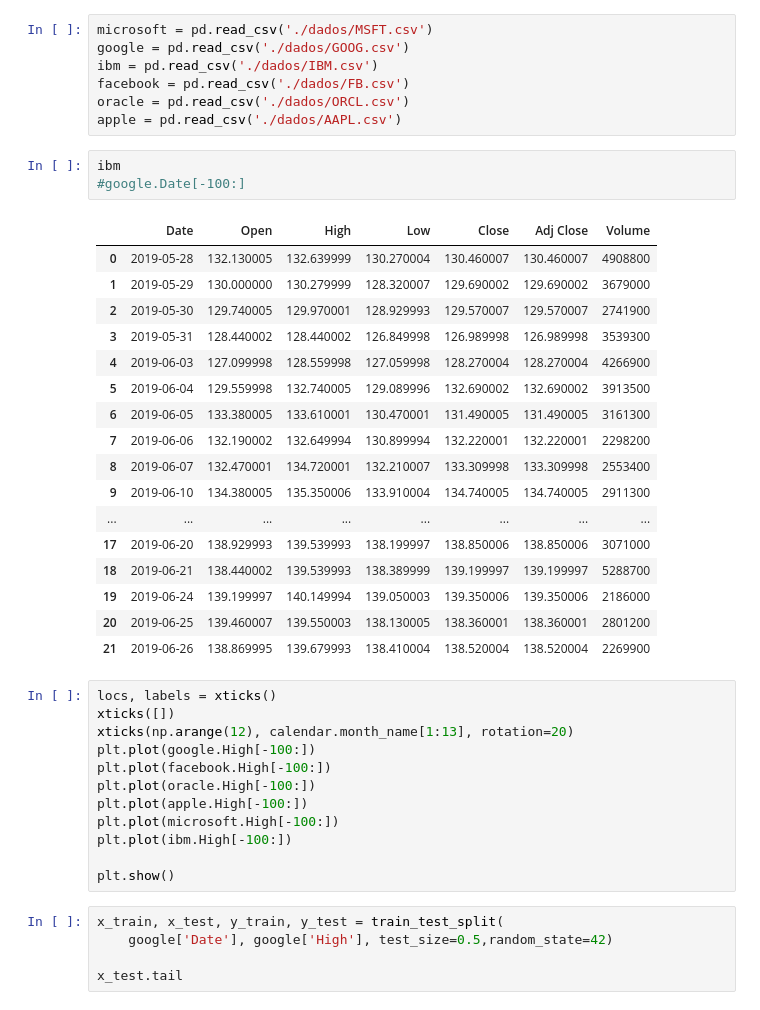
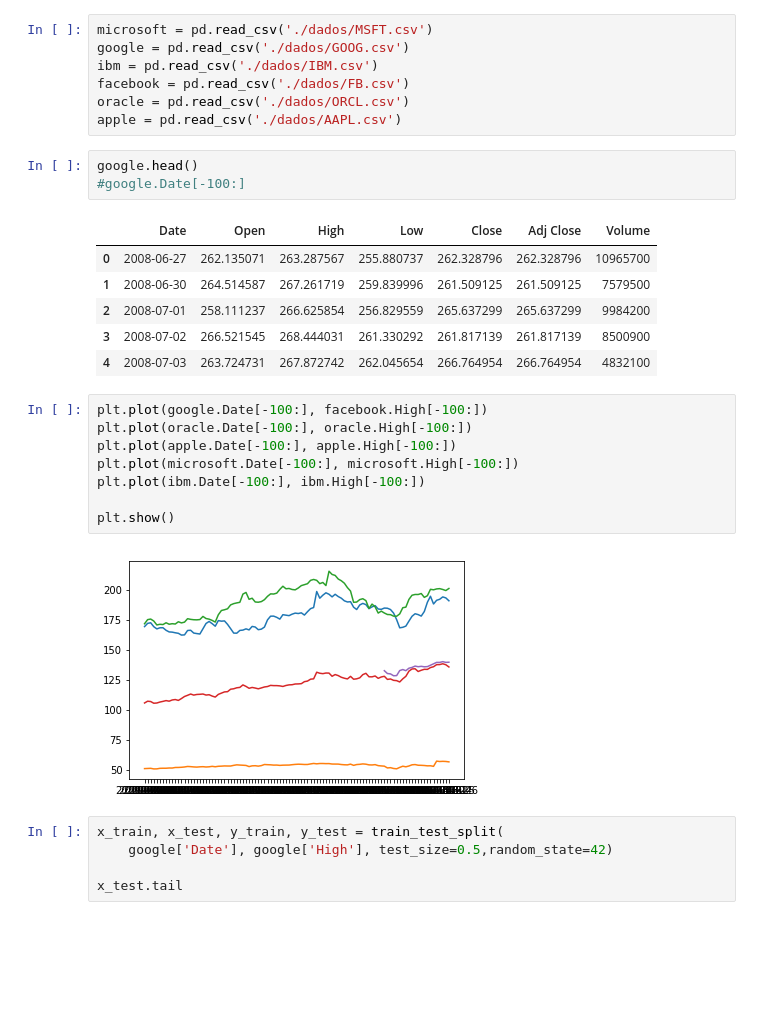
Before and after one commit to jimitogni/ia006, a Jupyter notebook: pf/ga_predict.ipynb, the cells around one changed output. Cells and saved outputs as stored; diff of their text form; blank space fills up the shorter version.

```diff
--- a/pf/ga_predict.ipynb
+++ b/pf/ga_predict.ipynb
@@ -26,38 +26,25 @@ facebook = pd.read_csv('./dados/FB.csv')
 oracle = pd.read_csv('./dados/ORCL.csv')
 apple = pd.read_csv('./dados/AAPL.csv')
 # %%
-ibm
+google.head()
 #google.Date[-100:]
 # %% [output]
 |  | Date | Open | High | Low | Close | Adj Close | Volume |
-| 0 | 2019-05-28 | 132.130005 | 132.639999 | 130.270004 | 130.460007 | 130.460007 | 4908800 |
-| 1 | 2019-05-29 | 130.000000 | 130.279999 | 128.320007 | 129.690002 | 129.690002 | 3679000 |
-| 2 | 2019-05-30 | 129.740005 | 129.970001 | 128.929993 | 129.570007 | 129.570007 | 2741900 |
-| 3 | 2019-05-31 | 128.440002 | 128.440002 | 126.849998 | 126.989998 | 126.989998 | 3539300 |
-| 4 | 2019-06-03 | 127.099998 | 128.559998 | 127.059998 | 128.270004 | 128.270004 | 4266900 |
-| 5 | 2019-06-04 | 129.559998 | 132.740005 | 129.089996 | 132.690002 | 132.690002 | 3913500 |
-| 6 | 2019-06-05 | 133.380005 | 133.610001 | 130.470001 | 131.490005 | 131.490005 | 3161300 |
-| 7 | 2019-06-06 | 132.190002 | 132.649994 | 130.899994 | 132.220001 | 132.220001 | 2298200 |
-| 8 | 2019-06-07 | 132.470001 | 134.720001 | 132.210007 | 133.309998 | 133.309998 | 2553400 |
-| 9 | 2019-06-10 | 134.380005 | 135.350006 | 133.910004 | 134.740005 | 134.740005 | 2911300 |
-| ... | ... | ... | ... | ... | ... | ... | ... |
-| 17 | 2019-06-20 | 138.929993 | 139.539993 | 138.199997 | 138.850006 | 138.850006 | 3071000 |
-| 18 | 2019-06-21 | 138.440002 | 139.539993 | 138.389999 | 139.199997 | 139.199997 | 5288700 |
-| 19 | 2019-06-24 | 139.199997 | 140.149994 | 139.050003 | 139.350006 | 139.350006 | 2186000 |
-| 20 | 2019-06-25 | 139.460007 | 139.550003 | 138.130005 | 138.360001 | 138.360001 | 2801200 |
-| 21 | 2019-06-26 | 138.869995 | 139.679993 | 138.410004 | 138.520004 | 138.520004 | 2269900 |
+| 0 | 2008-06-27 | 262.135071 | 263.287567 | 255.880737 | 262.328796 | 262.328796 | 10965700 |
+| 1 | 2008-06-30 | 264.514587 | 267.261719 | 259.839996 | 261.509125 | 261.509125 | 7579500 |
+| 2 | 2008-07-01 | 258.111237 | 266.625854 | 256.829559 | 265.637299 | 265.637299 | 9984200 |
+| 3 | 2008-07-02 | 266.521545 | 268.444031 | 261.330292 | 261.817139 | 261.817139 | 8500900 |
+| 4 | 2008-07-03 | 263.724731 | 267.872742 | 262.045654 | 266.764954 | 266.764954 | 4832100 |
 # %%
-locs, labels = xticks()
-xticks([])
-xticks(np.arange(12), calendar.month_name[1:13], rotation=20)
-plt.plot(google.High[-100:])
-plt.plot(facebook.High[-100:])
-plt.plot(oracle.High[-100:])
-plt.plot(apple.High[-100:])
-plt.plot(microsoft.High[-100:])
-plt.plot(ibm.High[-100:])
+plt.plot(google.Date[-100:], facebook.High[-100:])
+plt.plot(oracle.Date[-100:], oracle.High[-100:])
+plt.plot(apple.Date[-100:], apple.High[-100:])
+plt.plot(microsoft.Date[-100:], microsoft.High[-100:])
+plt.plot(ibm.Date[-100:], ibm.High[-100:])
 
 plt.show()
+# %% [output]
+[figure, added]
 # %%
 x_train, x_test, y_train, y_test = train_test_split(
     google['Date'], google['High'], test_size=0.5,random_state=42)
```
Also changed, not shown: parts of 15 cells of this notebook.
